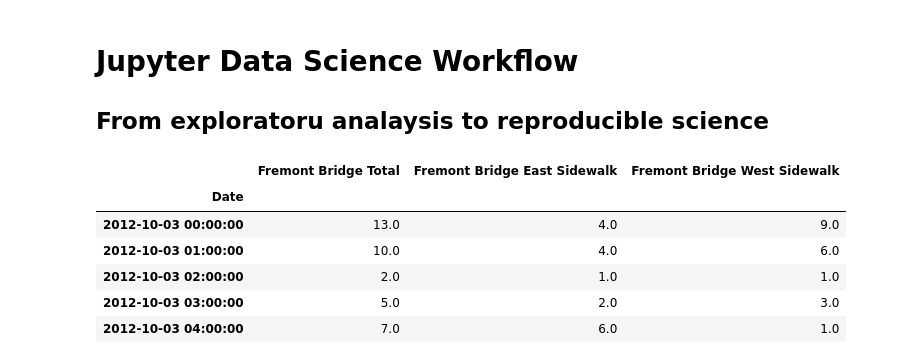
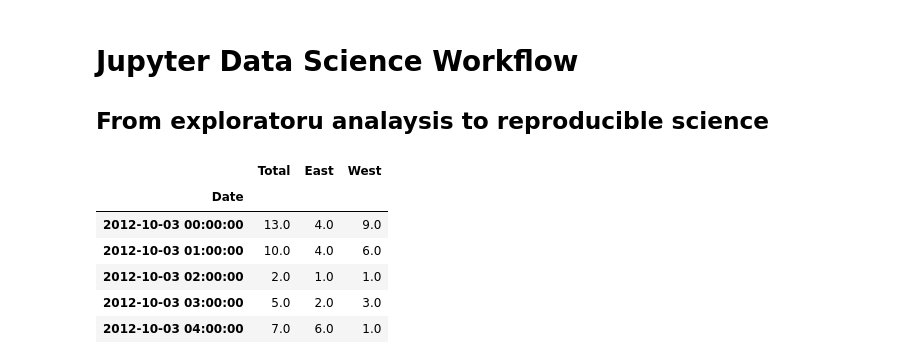
Before and after one commit to decorouz/JupyterWorkflow, a Jupyter notebook: JupyterWorkflow.ipynb, the cells around one changed output. Saved outputs shown, nothing was run; the diff lists cells and outputs as text; code cells hidden in the pictures.

Commit message:
refactor get_fremont_data function

```diff
--- a/JupyterWorkflow.ipynb
+++ b/JupyterWorkflow.ipynb
@@ -8,15 +11,26 @@ URL = "https://data.seattle.gov/api/views/65db-xm6k/rows.csv?accessType=DOWNLOAD
 # %%
-def get_fremont_data(filename="fremont.csv", url=URL):
-    if not os.path.exists(filename):
+URL = "https://data.seattle.gov/api/views/65db-xm6k/rows.csv?accessType=DOWNLOAD"
+
+def get_fremont_data(filename="fremont.csv", url=URL, force_download=False):
+    """
+      Get fremont data
+    Args:
+        filename: file to save the data
+        url: Data download url
+    Return:
+        data: Dataframe
+    """
+    if force_download or not os.path.exists(filename):
         urlretrieve(url, filename)
-
-get_fremont_data()
+    data = pd.read_csv("fremont.csv", index_col="Date", parse_dates=True)
+    data.columns = ["Total", "East", "West"] # change the column names
+    return data
 # %%
-import pandas as pd
-data = pd.read_csv("fremont.csv", index_col="Date", parse_dates=True)
+# Load the data
+data = get_fremont_data()
 data.head()
 # %% [output]
-|  | Fremont Bridge Total | Fremont Bridge East Sidewalk | Fremont Bridge West Sidewalk |
+|  | Total | East | West |
 | Date |  |  |  |
 | 2012-10-03 00:00:00 | 13.0 | 4.0 | 9.0 |
 | 2012-10-03 01:00:00 | 10.0 | 4.0 | 6.0 |
```
Also changed, not shown: parts of 9 cells of this notebook.
